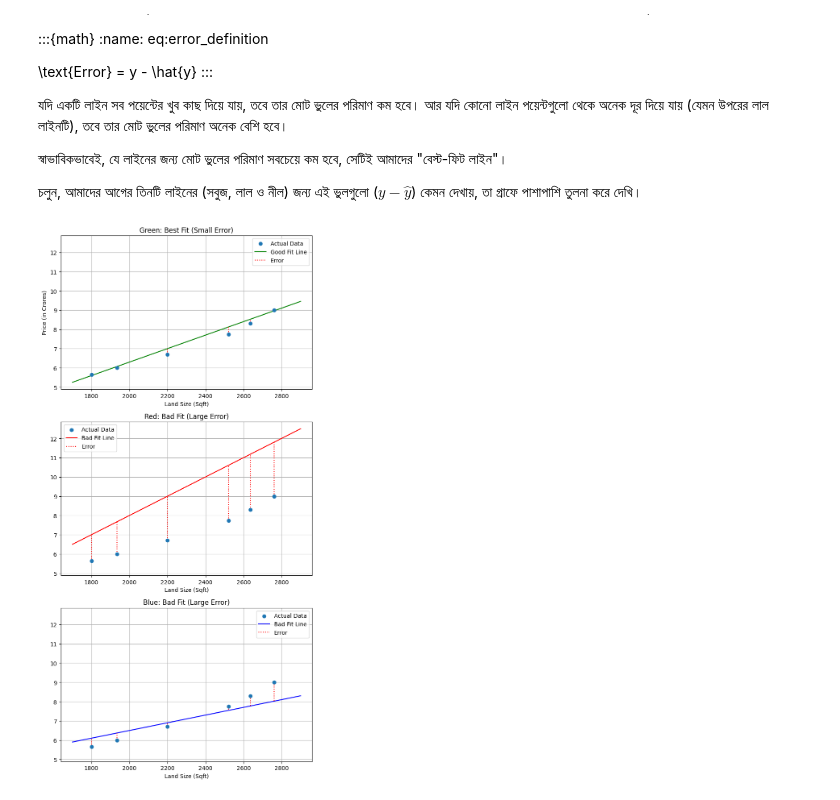
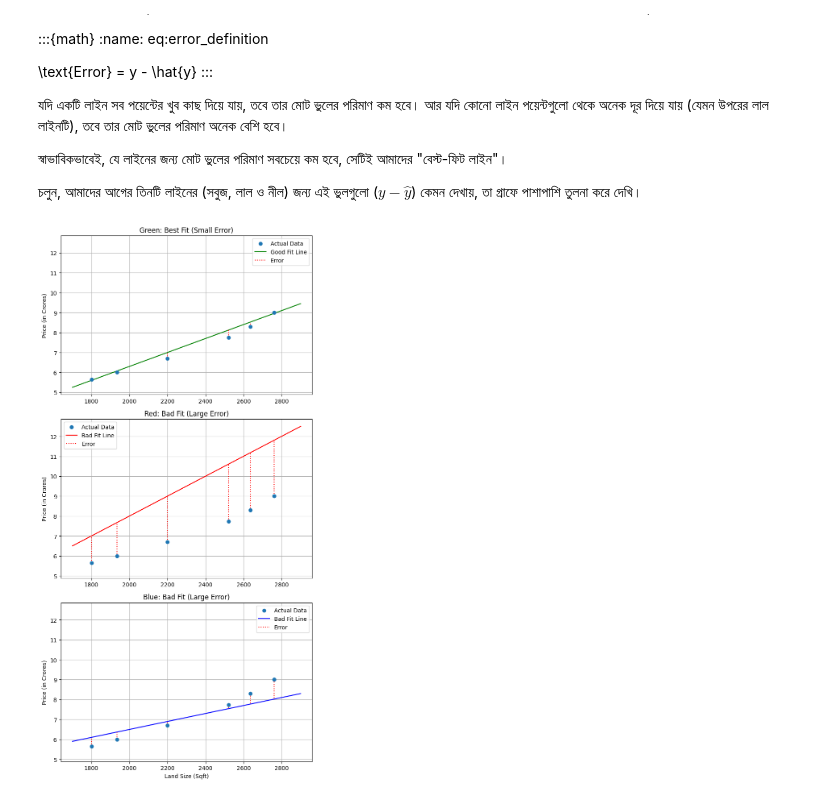
Before and after one commit to roundspecs/bangla-ml-book, a Jupyter notebook: 01_linear_regression.ipynb, the cells around one changed output. Drawn from its saved outputs; the diff is of its cells as text; code cells hidden in the pictures.

```diff
--- a/01_linear_regression.ipynb
+++ b/01_linear_regression.ipynb
@@ -173,37 +173,37 @@ ax.scatter(x_actual, y_actual, label='Actual Data', zorder=5)
 ax.plot(x_fit, y_green(x_fit), color='green', label='Good Fit Line') # Call the lambda
 ax.vlines(x_actual, y_actual, y_pred_green, color='red', linestyles='dotted', label='Error')
 ax.set_title('Green: Best Fit (Small Error)')
-ax.set_xlabel('Land Size (Sqft)')
 ax.set_ylabel('Price (in Crores)')
 ax.legend()
 ax.grid(True)
 
 # --- Plot 2: Red Line (Bad Fit) ---
 ax = axes[1]
 y_pred_red = y_red(x_actual) # Call the lambda function
 
 ax.scatter(x_actual, y_actual, label='Actual Data', zorder=5)
 ax.plot(x_fit, y_red(x_fit), color='red', label='Bad Fit Line') # Call the lambda
 ax.vlines(x_actual, y_actual, y_pred_red, color='red', linestyles='dotted', label='Error')
 ax.set_title('Red: Bad Fit (Large Error)')
-ax.set_xlabel('Land Size (Sqft)')
+ax.set_ylabel('Price (in Crores)')
 ax.legend()
 ax.grid(True)
 
 # --- Plot 3: Blue Line (Bad Fit) ---
 ax = axes[2]
 y_pred_blue = y_blue(x_actual) # Call the lambda function
 
 ax.scatter(x_actual, y_actual, label='Actual Data', zorder=5)
 ax.plot(x_fit, y_blue(x_fit), color='blue', label='Bad Fit Line') # Call the lambda
 ax.vlines(x_actual, y_actual, y_pred_blue, color='red', linestyles='dotted', label='Error')
 ax.set_title('Blue: Bad Fit (Large Error)')
+ax.set_ylabel('Price (in Crores)')
 ax.set_xlabel('Land Size (Sqft)')
 ax.legend()
 ax.grid(True)
 
 # Show the combined plot
 plt.tight_layout()
 plt.show()
 # %% [output]
-[figure, old version]
+[figure, new version]
```
Also changed, not shown: parts of 3 cells of this notebook.
